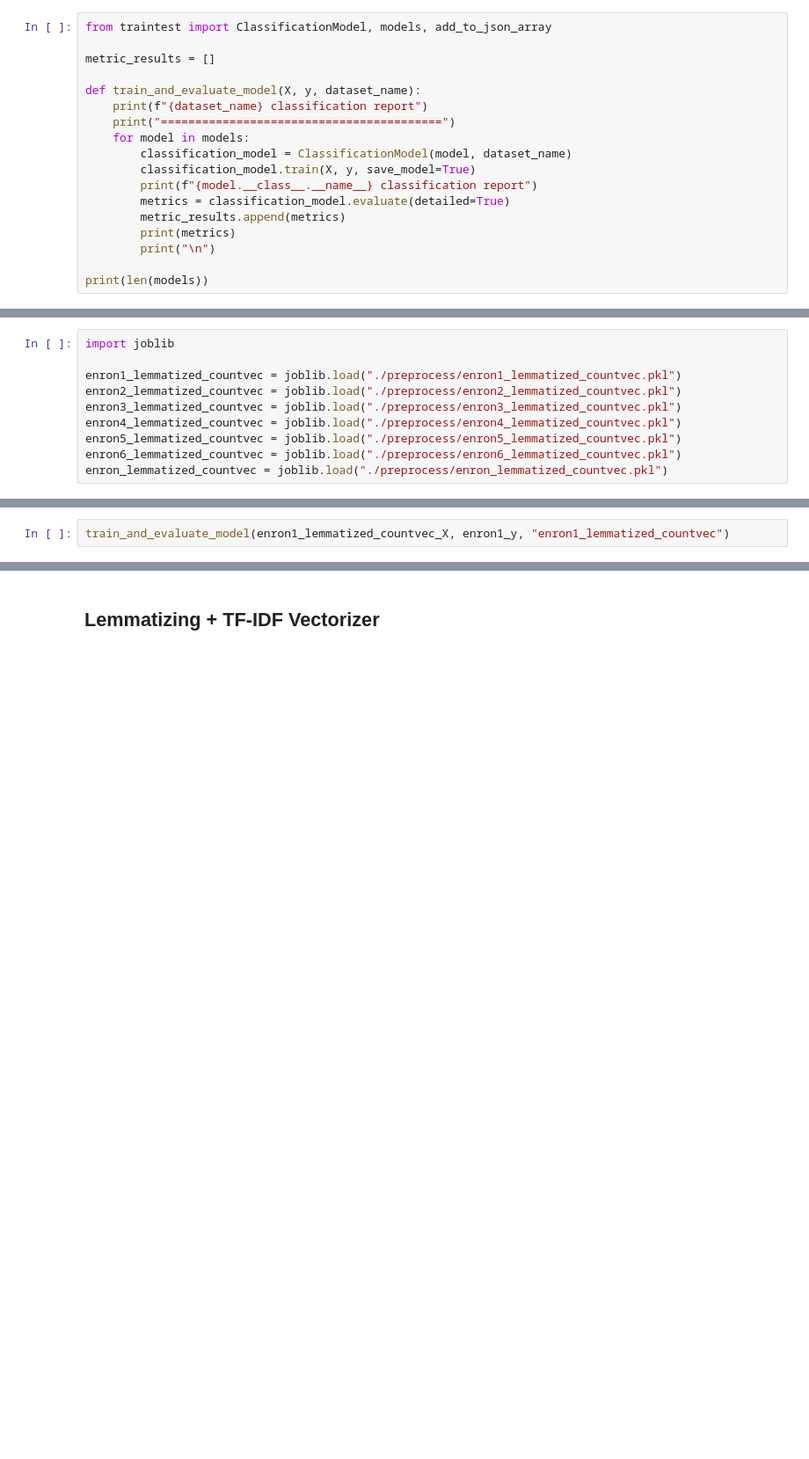
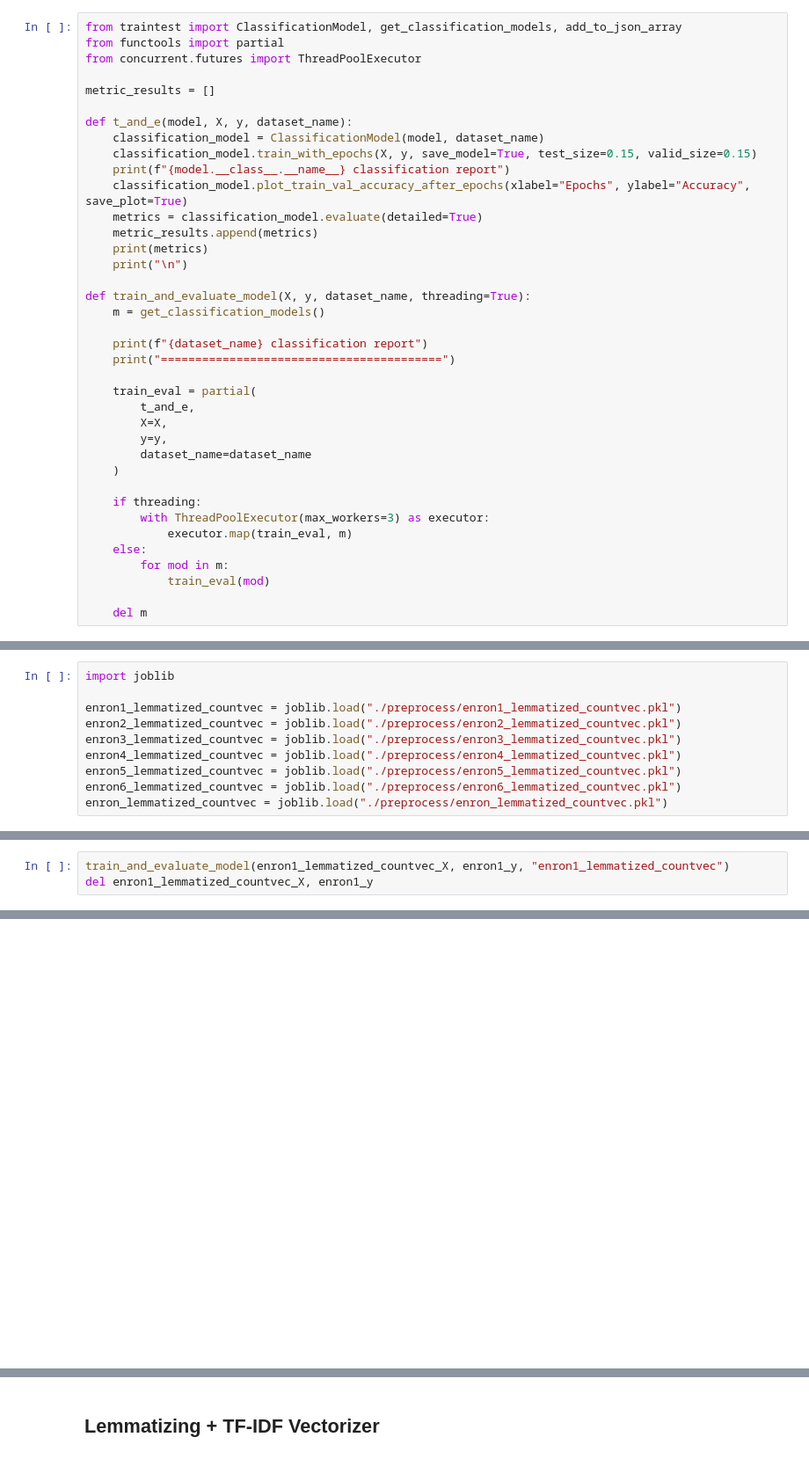
Before and after one commit to WilliamDelnington/EmailSpamDetection, a Jupyter notebook: EnronDatasetTests/enron_classification.ipynb, the cells around one changed output, grey strips where cells are left out. Shown at 88% size. Drawn from its saved outputs; the diff is of its cells as text; blank space fills up the shorter version.

```diff
--- a/EnronDatasetTests/enron_classification.ipynb
+++ b/EnronDatasetTests/enron_classification.ipynb
@@ -7,20 +7,40 @@ JSON_WRITE_MODE = "overwrite"
 # %% [markdown]
 #### Evaluate different models
 # %%
-from traintest import ClassificationModel, models, add_to_json_array
+from traintest import ClassificationModel, get_classification_models, add_to_json_array
+from functools import partial
+from concurrent.futures import ThreadPoolExecutor
 
 metric_results = []
 
-def train_and_evaluate_model(X, y, dataset_name):
+def t_and_e(model, X, y, dataset_name):
+    classification_model = ClassificationModel(model, dataset_name)
+    classification_model.train_with_epochs(X, y, save_model=True, test_size=0.15, valid_size=0.15)
+    print(f"{model.__class__.__name__} classification report")
+    classification_model.plot_train_val_accuracy_after_epochs(xlabel="Epochs", ylabel="Accuracy", save_plot=True)
+    metrics = classification_model.evaluate(detailed=True)
+    metric_results.append(metrics)
+    print(metrics)
+    print("\n")
+
+def train_and_evaluate_model(X, y, dataset_name, threading=True):
+    m = get_classification_models()
+
     print(f"{dataset_name} classification report")
     print("=========================================")
-    for model in models:
-        classification_model = ClassificationModel(model, dataset_name)
-        classification_model.train(X, y, save_model=True)
-        print(f"{model.__class__.__name__} classification report")
-        metrics = classification_model.evaluate(detailed=True)
-        metric_results.append(metrics)
-        print(metrics)
-        print("\n")
 
-print(len(models))
+    train_eval = partial(
+        t_and_e,
+        X=X,
+        y=y,
+        dataset_name=dataset_name
+    )
+
+    if threading:
+        with ThreadPoolExecutor(max_workers=3) as executor:
+            executor.map(train_eval, m)
+    else:
+        for mod in m:
+            train_eval(mod)
+
+    del m
@@ -49,5 +74,6 @@ enron_lemmatized_countvec_X, enron_y = enron_lemmatized_countvec["features"], en
 # %%
 train_and_evaluate_model(enron1_lemmatized_countvec_X, enron1_y, "enron1_lemmatized_countvec")
+del enron1_lemmatized_countvec_X, enron1_y
 # %% [output]
 enron1_lemmatized_countvec classification report
 =========================================
@@ -68,0 +82 @@ Perceptron classification report
+[figure, added]
```
Also changed, not shown: parts of 34 cells of this notebook, 8 other files.
